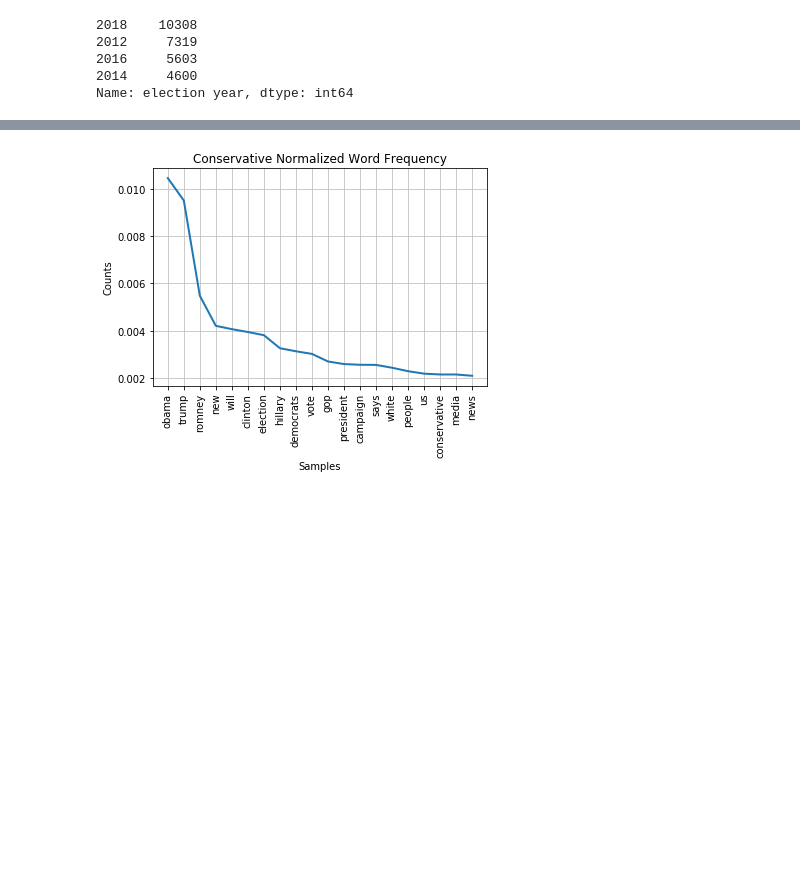
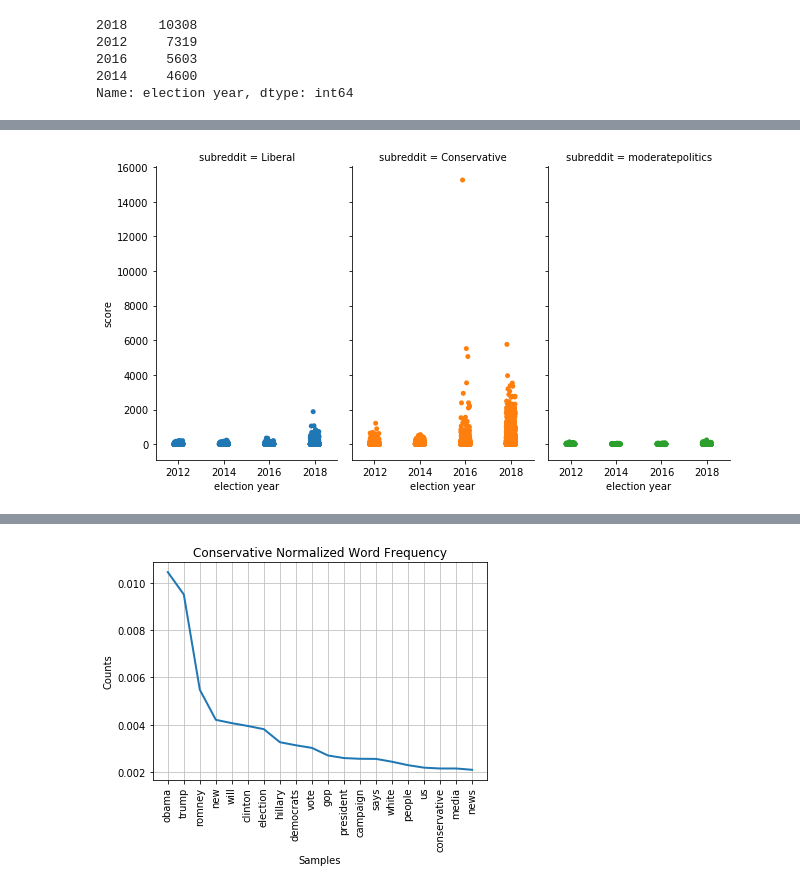
Before and after one commit to jake-w-schneider/CS109a-Group-81-Final-Project, a Jupyter notebook: API/Reddit/Reddit EDA.ipynb, the cells around one changed output, grey strips where cells are left out. Saved outputs shown, nothing was run; the diff lists cells and outputs as text; code cells hidden in the pictures; blank space fills up the shorter version.

```diff
--- a/API/Reddit/Reddit EDA.ipynb
+++ b/API/Reddit/Reddit EDA.ipynb
@@ -87,0 +141,6 @@ Name: election year, dtype: int64
+# %%
+sns.catplot(x="election year", y="score", hue="subreddit",
+            col="subreddit", aspect=.6,
+             data=df);
+# %% [output]
+[figure, added]
```
Also changed, not shown: parts of 29 cells of this notebook.
